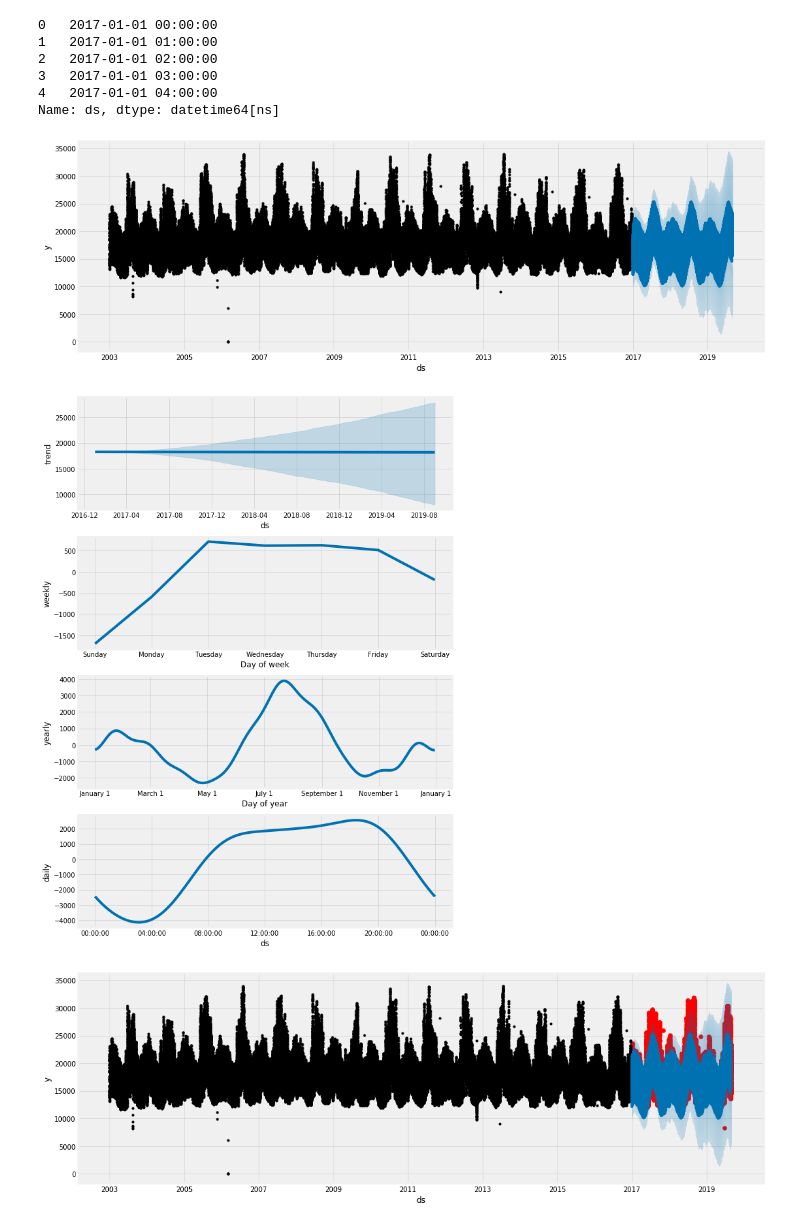
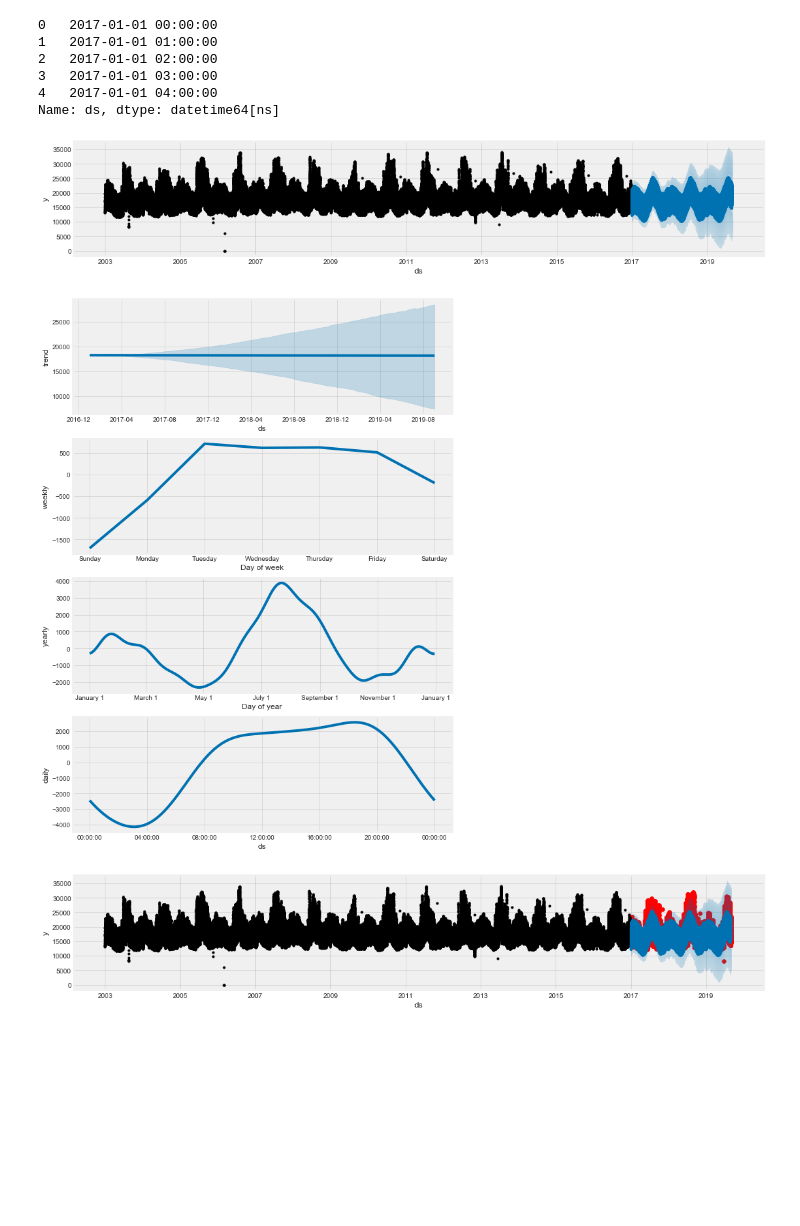
Before and after one commit to dmart49/nyiso_project, a Jupyter notebook: prophet.ipynb, the cells around one changed output. Saved outputs shown, nothing was run; the diff lists cells and outputs as text; code cells hidden in the pictures; blank space fills up the shorter version.

```diff
--- a/prophet.ipynb
+++ b/prophet.ipynb
@@ -14,7 +14,7 @@ import gc; gc.enable()
 
 import warnings
 warnings.filterwarnings("ignore")
-
+sns.set_style("darkgrid")
 plt.style.use('fivethirtyeight')
 
 %matplotlib inline
@@ -141,22 +141,22 @@ Name: ds, dtype: datetime64[ns]
 test_fcst = model.predict(test_)
 # %%
 f, ax = plt.subplots(1)
-f.set_figheight(5)
+f.set_figheight(3)
 f.set_figwidth(15)
 fig = model.plot(test_fcst, ax=ax)
 # %% [output]
-[figure, old version]
+[figure, new version]
 # %%
 fig = model.plot_components(test_fcst)
 # %% [output]
-[figure, old version]
+[figure, new version]
 # %%
 f, ax = plt.subplots(1)
-f.set_figheight(5)
+f.set_figheight(3)
 f.set_figwidth(15)
 ax.scatter(test.index, test[target], color='r')
 fig = model.plot(test_fcst, ax=ax)
 # %% [output]
-[figure, old version]
+[figure, new version]
 # %%
 f, ax = plt.subplots(1)
```
Also changed, not shown: parts of 12 cells of this notebook, 1 other file.
